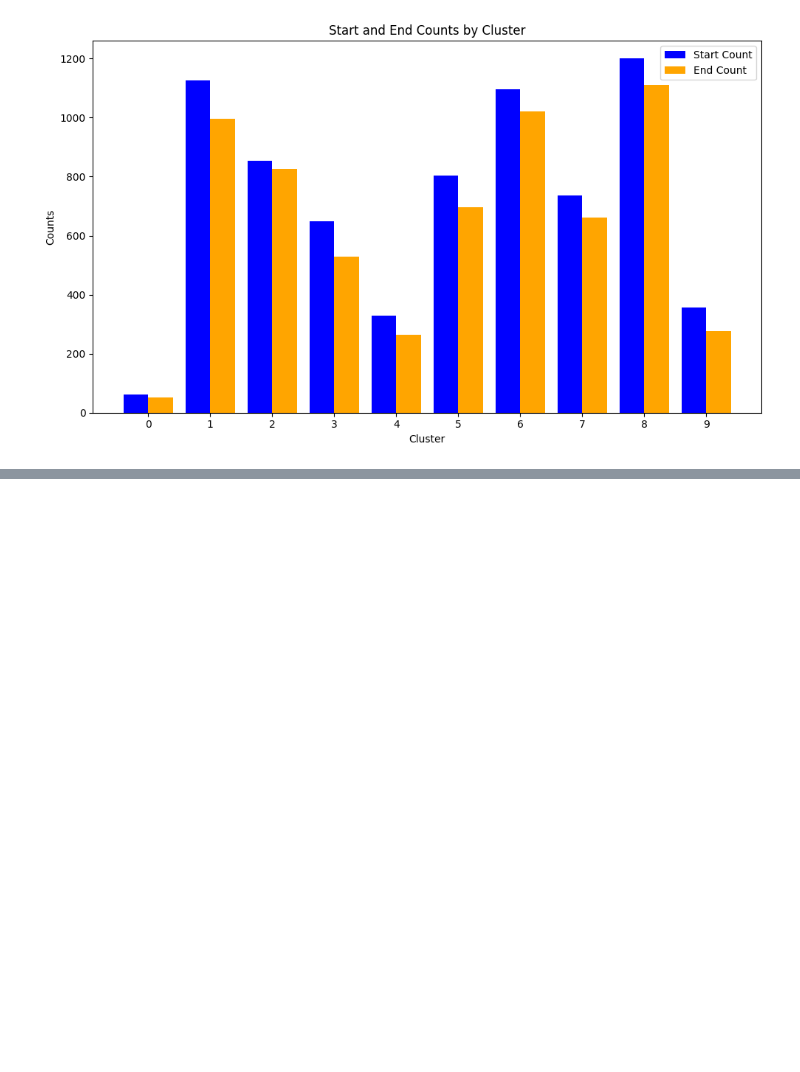
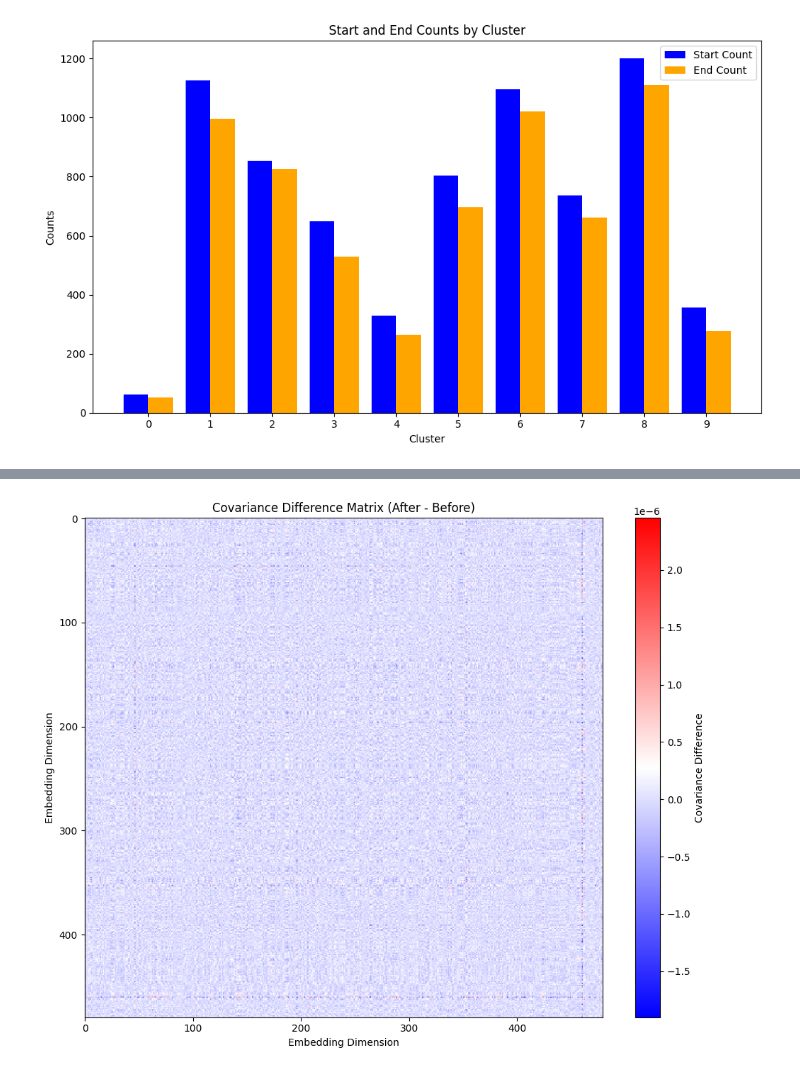
Before and after one commit to dylanwells37/esmDMS, a Jupyter notebook: esm_embed.ipynb, the cells around one changed output, grey strips where cells are left out. Saved outputs shown, nothing was run; the diff lists cells and outputs as text; code cells hidden in the pictures; blank space fills up the shorter version.

Commit message:
after lunch work

```diff
--- a/esm_embed.ipynb
+++ b/esm_embed.ipynb
@@ -454,0 +479,15 @@ plt.show()"""
+# %%
+#rint(embeddings.shape)
+
+count_embedding_test = get_count_embedding_df(embeddings, df, layer=12)
+#enbedding_average_arrays = get_averages(count_embedding_test, total_sequences_before, total_sequences_after)
+
+bef_freqs, aft_freqs = get_frequencies(count_embedding_test, total_sequences_before, total_sequences_after)
+print(sum(bef_freqs), sum(aft_freqs))
+embeddings_array = np.vstack(count_embedding_test['Embedding'].to_numpy())
+
+print(embeddings_array.shape)
+# normalize bef_freqs and aft_freqs to sum to 1
+"""bef_freqs = bef_freqs / sum(bef_freqs)
+aft_freqs = aft_freqs / sum(aft_freqs)
+print(sum(bef_freqs), sum(aft_freqs))"""
@@ -454,0 +504,16 @@ plt.show()"""
+# %%
+# generate a covariance array for before and after
+cov_before = np.cov(embeddings_array.T, aweights=bef_freqs)
+cov_after = np.cov(embeddings_array.T, aweights=aft_freqs)
+cov_diff = cov_after - cov_before
+# Plot the covariance difference matrix
+plt.figure(figsize=(10, 8))
+plt.imshow(cov_diff, cmap='bwr', aspect='auto')
+plt.colorbar(label='Covariance Difference')
+plt.title('Covariance Difference Matrix (After - Before)')
+plt.xlabel('Embedding Dimension')
+plt.ylabel('Embedding Dimension')
+plt.tight_layout()
+plt.show()
+# %% [output]
+[figure, added]
```
Also changed, not shown: parts of 9 cells of this notebook.
